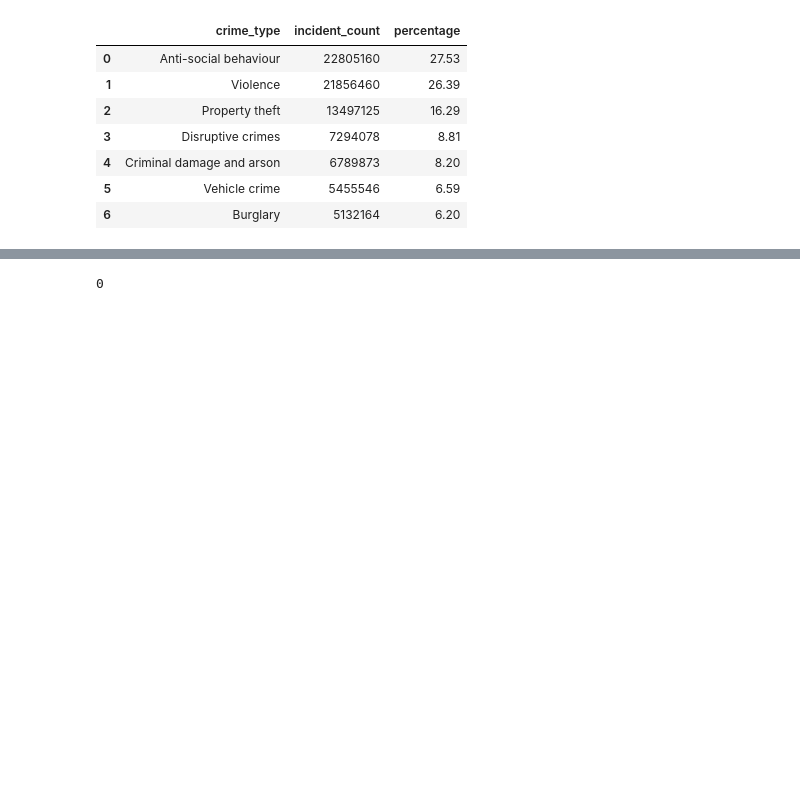
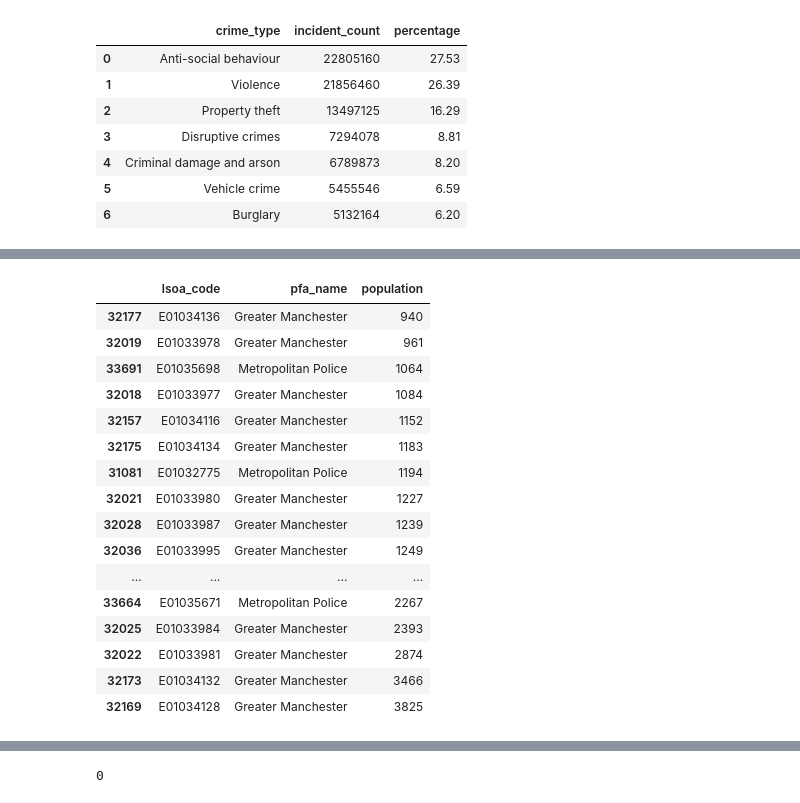
Before and after one commit to catherinekasia/G8-4CBLW020, a Jupyter notebook: data_pipeline/02_clean_database.ipynb, the cells around one changed output, grey strips where cells are left out. Cells and saved outputs as stored; diff of their text form; code cells hidden in the pictures; blank space fills up the shorter version.

```diff
--- a/data_pipeline/02_clean_database.ipynb
+++ b/data_pipeline/02_clean_database.ipynb
@@ -441,0 +600,26 @@ display(crime_df)
+# %%
+#7e redo mappings
+#take all lsoa_code and pfa
+df_info = pd.read_sql("SELECT lsoa_code, pfa_name FROM lsoa_info;", conn)
+
+#filter df to only keep rows that have the missing codes
+missing_auth_df = df_info[df_info['lsoa_code'].isin(missing_codes_list)]
+
+#count how many codes belong to each pfa
+auth_summary = missing_auth_df['pfa_name'].value_counts()
+
+display(auth_summary.to_frame)
+
+#take all lsoa_code and local authority names
+df_info = pd.read_sql("SELECT lsoa_code, pfa_name FROM lsoa_info;", conn)
+
+#filtering for normal english lsoas; code can't be in missing code list
+normal_auth_df = df_info[(~df_info['lsoa_code'].isin(missing_codes_list))]
+
+#count
+normal_summary = normal_auth_df['pfa_name'].value_counts()
+
+#don't hide rows
+pd.set_option('display.max_rows', None)
+
+display(normal_summary.to_frame())
@@ -441,0 +649,36 @@ display(crime_df)
+# %%
+#7f check populations
+
+#join to get lsoa_info and lsoa_demographics together
+query = """
+SELECT
+    i.lsoa_code,
+    i.pfa_name,
+    d.pop as population
+FROM lsoa_info i
+LEFT JOIN lsoa_demographics d ON i.lsoa_code = d.lsoa_code;
+"""
+df_combined = pd.read_sql(query, conn)
+
+#filter for only missing English LSOAs
+missing_df = df_combined[df_combined['lsoa_code'].isin(missing_codes_list)]
+
+display(missing_df.sort_values('population', ascending=True))
+# %% [output]
+|  | lsoa_code | pfa_name | population |
+| 32177 | E01034136 | Greater Manchester | 940 |
+| 32019 | E01033978 | Greater Manchester | 961 |
+| 33691 | E01035698 | Metropolitan Police | 1064 |
+| 32018 | E01033977 | Greater Manchester | 1084 |
+| 32157 | E01034116 | Greater Manchester | 1152 |
+| 32175 | E01034134 | Greater Manchester | 1183 |
+| 31081 | E01032775 | Metropolitan Police | 1194 |
+| 32021 | E01033980 | Greater Manchester | 1227 |
+| 32028 | E01033987 | Greater Manchester | 1239 |
+| 32036 | E01033995 | Greater Manchester | 1249 |
+| ... | ... | ... | ... |
+| 33664 | E01035671 | Metropolitan Police | 2267 |
+| 32025 | E01033984 | Greater Manchester | 2393 |
+| 32022 | E01033981 | Greater Manchester | 2874 |
+| 32173 | E01034132 | Greater Manchester | 3466 |
+| 32169 | E01034128 | Greater Manchester | 3825 |
```
Also changed, not shown: parts of 8 cells of this notebook.
